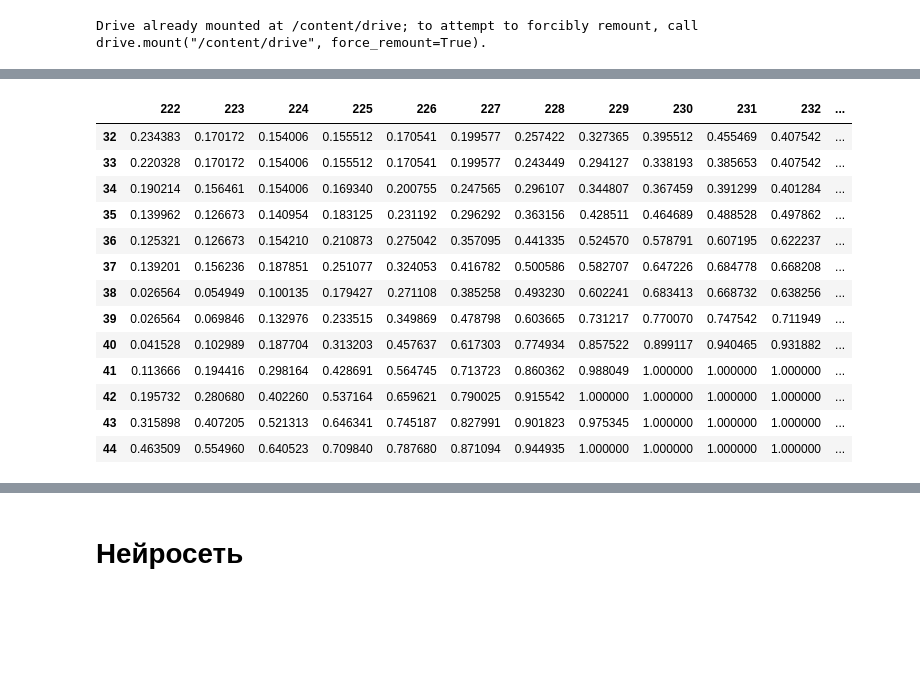
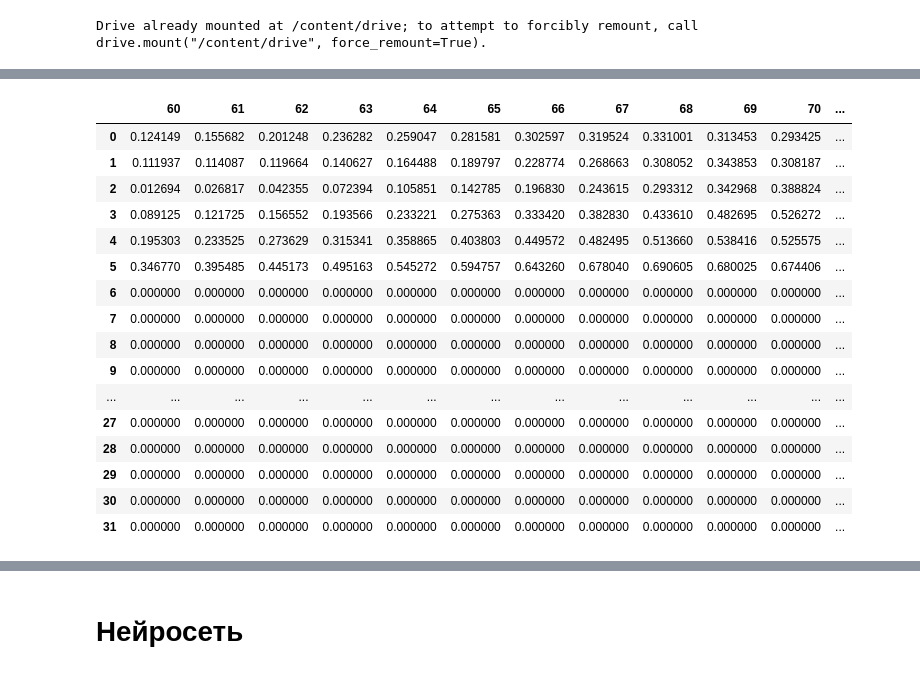
Before and after one commit to AlexanderVinarsky/Muography_Research, a Jupyter notebook: Muography_Research.ipynb, the cells around one changed output, grey strips where cells are left out. Saved outputs shown, nothing was run; the diff lists cells and outputs as text; code cells hidden in the pictures; blank space fills up the shorter version.

```diff
--- a/Muography_Research.ipynb
+++ b/Muography_Research.ipynb
@@ -40,13 +33,3 @@ df = pd.DataFrame(df[-2])
 df.style.background_gradient(cmap='plasma', axis=None)
 # %% [output]
 [interactive output not drawn]
-# %%
-from scipy.ndimage.measurements import label, find_objects
-
-threshold = 0.40
-
-labels, num_labels = label(df > threshold)
-
-regions = find_objects(labels)
-
-len(regions)
@@ -68,5 +53,26 @@ for i in range(num_labels):
-# %%
-coordinates = [i for i in coordinates_raw if (i[1] - i[0] > 3 and i[3]-i[2]>3)]
+# %%
+def clean(df, coordinates_raw, threshold = 0.3, min_size = 4, max_size=32):
+    coordinates = [i for i in coordinates_raw if (i[1] - i[0] > min_size and i[3]-i[2]>min_size) and (i[1] - i[0] <= max_size and i[3]-i[2] <= max_size)]
+    coordinates_raw = [i for i in coordinates_raw if (i[1] - i[0] > max_size or i[3]-i[2] > max_size)]
+    return coordinates
+    if (len(coordinates_raw)>0):
+      threshold += 0.05
+      temp_coordinates = []
+      for coordinate in coordinates_raw:
+        temp_df = df.iloc[coordinate[2]:coordinate[3], coordinate[0]:coordinate[1]]
+        temp_temp_coordinates = get_coordinates(temp_df, threshold)
+        for coordinate in temp_temp_coordinates:
+          coordinate[2] += temp_df.index[0]
+          coordinate[3] += temp_df.index[0]
+          coordinate[0] += temp_df.columns[0]
+          coordinate[1] += temp_df.columns[0]
+        temp_coordinates += get_coordinates(df, threshold)
+      coordinates+=(clean_and_divide(temp_df, temp_coordinates, threshold, min_size, max_size))
+      return coordinates
+    else:
+      return coordinates
+# %%
+coordinates = clean(df, get_coordinates(df))
 # %%
 shapes=[]
 for i in range(len(coordinates)):
@@ -99,20 +105,23 @@ for i in range(len(coordinates)):
 # %%
-shapes[14].style.background_gradient(cmap='plasma', axis=None)
+shapes[21].style.background_gradient(cmap='plasma', axis=None)
 # %% [output]
-|  | 222 | 223 | 224 | 225 | 226 | 227 | 228 | 229 | 230 | 231 | 232 | ... |
-| 32 | 0.234383 | 0.170172 | 0.154006 | 0.155512 | 0.170541 | 0.199577 | 0.257422 | 0.327365 | 0.395512 | 0.455469 | 0.407542 | ... |
-| 33 | 0.220328 | 0.170172 | 0.154006 | 0.155512 | 0.170541 | 0.199577 | 0.243449 | 0.294127 | 0.338193 | 0.385653 | 0.407542 | ... |
-| 34 | 0.190214 | 0.156461 | 0.154006 | 0.169340 | 0.200755 | 0.247565 | 0.296107 | 0.344807 | 0.367459 | 0.391299 | 0.401284 | ... |
-| 35 | 0.139962 | 0.126673 | 0.140954 | 0.183125 | 0.231192 | 0.296292 | 0.363156 | 0.428511 | 0.464689 | 0.488528 | 0.497862 | ... |
-| 36 | 0.125321 | 0.126673 | 0.154210 | 0.210873 | 0.275042 | 0.357095 | 0.441335 | 0.524570 | 0.578791 | 0.607195 | 0.622237 | ... |
-| 37 | 0.139201 | 0.156236 | 0.187851 | 0.251077 | 0.324053 | 0.416782 | 0.500586 | 0.582707 | 0.647226 | 0.684778 | 0.668208 | ... |
-| 38 | 0.026564 | 0.054949 | 0.100135 | 0.179427 | 0.271108 | 0.385258 | 0.493230 | 0.602241 | 0.683413 | 0.668732 | 0.638256 | ... |
-| 39 | 0.026564 | 0.069846 | 0.132976 | 0.233515 | 0.349869 | 0.478798 | 0.603665 | 0.731217 | 0.770070 | 0.747542 | 0.711949 | ... |
-| 40 | 0.041528 | 0.102989 | 0.187704 | 0.313203 | 0.457637 | 0.617303 | 0.774934 | 0.857522 | 0.899117 | 0.940465 | 0.931882 | ... |
-| 41 | 0.113666 | 0.194416 | 0.298164 | 0.428691 | 0.564745 | 0.713723 | 0.860362 | 0.988049 | 1.000000 | 1.000000 | 1.000000 | ... |
-| 42 | 0.195732 | 0.280680 | 0.402260 | 0.537164 | 0.659621 | 0.790025 | 0.915542 | 1.000000 | 1.000000 | 1.000000 | 1.000000 | ... |
-| 43 | 0.315898 | 0.407205 | 0.521313 | 0.646341 | 0.745187 | 0.827991 | 0.901823 | 0.975345 | 1.000000 | 1.000000 | 1.000000 | ... |
-| 44 | 0.463509 | 0.554960 | 0.640523 | 0.709840 | 0.787680 | 0.871094 | 0.944935 | 1.000000 | 1.000000 | 1.000000 | 1.000000 | ... |
+|  | 60 | 61 | 62 | 63 | 64 | 65 | 66 | 67 | 68 | 69 | 70 | ... |
+| 0 | 0.124149 | 0.155682 | 0.201248 | 0.236282 | 0.259047 | 0.281581 | 0.302597 | 0.319524 | 0.331001 | 0.313453 | 0.293425 | ... |
+| 1 | 0.111937 | 0.114087 | 0.119664 | 0.140627 | 0.164488 | 0.189797 | 0.228774 | 0.268663 | 0.308052 | 0.343853 | 0.308187 | ... |
+| 2 | 0.012694 | 0.026817 | 0.042355 | 0.072394 | 0.105851 | 0.142785 | 0.196830 | 0.243615 | 0.293312 | 0.342968 | 0.388824 | ... |
+| 3 | 0.089125 | 0.121725 | 0.156552 | 0.193566 | 0.233221 | 0.275363 | 0.333420 | 0.382830 | 0.433610 | 0.482695 | 0.526272 | ... |
+| 4 | 0.195303 | 0.233525 | 0.273629 | 0.315341 | 0.358865 | 0.403803 | 0.449572 | 0.482495 | 0.513660 | 0.538416 | 0.525575 | ... |
+| 5 | 0.346770 | 0.395485 | 0.445173 | 0.495163 | 0.545272 | 0.594757 | 0.643260 | 0.678040 | 0.690605 | 0.680025 | 0.674406 | ... |
+| 6 | 0.000000 | 0.000000 | 0.000000 | 0.000000 | 0.000000 | 0.000000 | 0.000000 | 0.000000 | 0.000000 | 0.000000 | 0.000000 | ... |
+| 7 | 0.000000 | 0.000000 | 0.000000 | 0.000000 | 0.000000 | 0.000000 | 0.000000 | 0.000000 | 0.000000 | 0.000000 | 0.000000 | ... |
+| 8 | 0.000000 | 0.000000 | 0.000000 | 0.000000 | 0.000000 | 0.000000 | 0.000000 | 0.000000 | 0.000000 | 0.000000 | 0.000000 | ... |
+| 9 | 0.000000 | 0.000000 | 0.000000 | 0.000000 | 0.000000 | 0.000000 | 0.000000 | 0.000000 | 0.000000 | 0.000000 | 0.000000 | ... |
+| ... | ... | ... | ... | ... | ... | ... | ... | ... | ... | ... | ... | ... |
+| 27 | 0.000000 | 0.000000 | 0.000000 | 0.000000 | 0.000000 | 0.000000 | 0.000000 | 0.000000 | 0.000000 | 0.000000 | 0.000000 | ... |
+| 28 | 0.000000 | 0.000000 | 0.000000 | 0.000000 | 0.000000 | 0.000000 | 0.000000 | 0.000000 | 0.000000 | 0.000000 | 0.000000 | ... |
+| 29 | 0.000000 | 0.000000 | 0.000000 | 0.000000 | 0.000000 | 0.000000 | 0.000000 | 0.000000 | 0.000000 | 0.000000 | 0.000000 | ... |
+| 30 | 0.000000 | 0.000000 | 0.000000 | 0.000000 | 0.000000 | 0.000000 | 0.000000 | 0.000000 | 0.000000 | 0.000000 | 0.000000 | ... |
+| 31 | 0.000000 | 0.000000 | 0.000000 | 0.000000 | 0.000000 | 0.000000 | 0.000000 | 0.000000 | 0.000000 | 0.000000 | 0.000000 | ... |
 # %%
 answers=[]
 for i in range(len(coordinates)):
```
Also changed, not shown: parts of 15 cells of this notebook.
